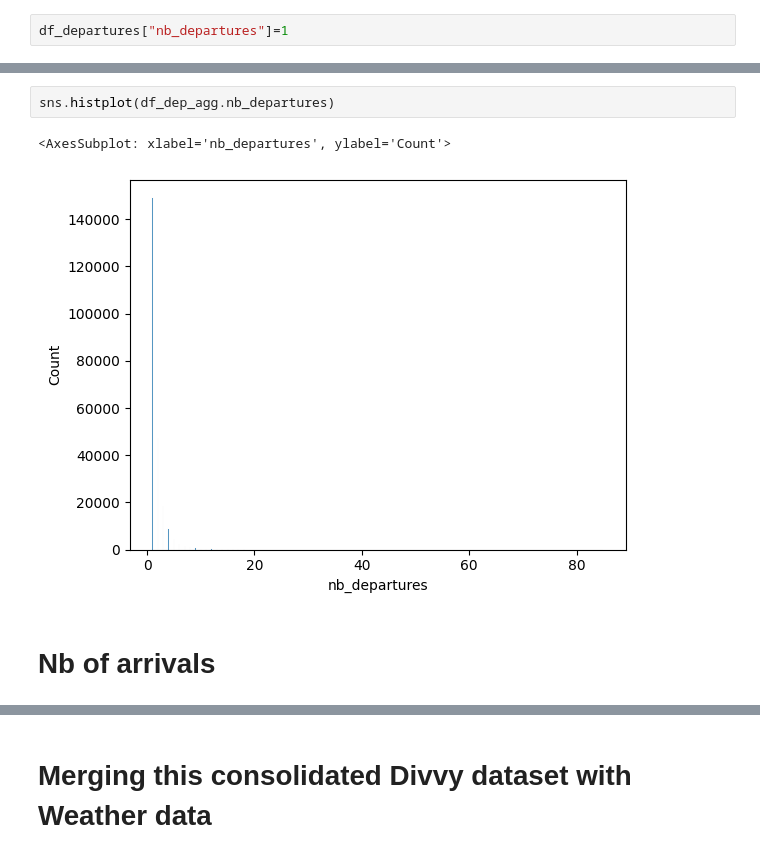
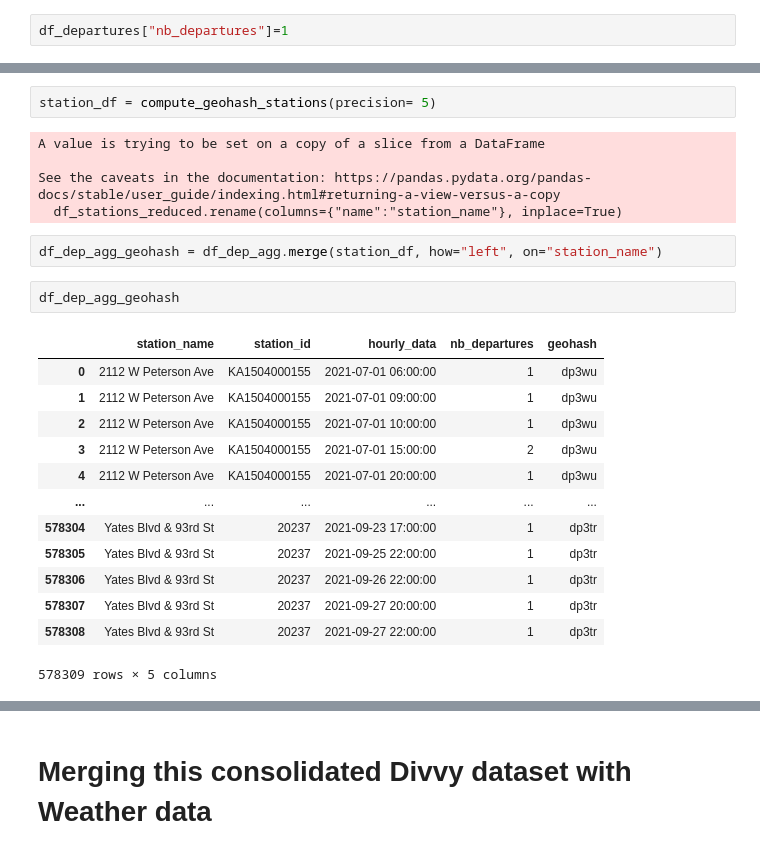
Before and after one commit to G-Dolle/DIVVY_BIKE, a Jupyter notebook: notebooks/generalize.ipynb, the cells around one changed output, grey strips where cells are left out. Drawn from its saved outputs; the diff is of its cells as text.

Commit message:
Updating the cleaning of the Divvy dataset to aggregate observations at the geohash level

```diff
--- a/notebooks/generalize.ipynb
+++ b/notebooks/generalize.ipynb
@@ -127,7 +109,25 @@ Name: nb_departures, dtype: int64
+# %%
+station_df = compute_geohash_stations(precision= 5)
+# %% [output]
+A value is trying to be set on a copy of a slice from a DataFrame
+
+See the caveats in the documentation: https://pandas.pydata.org/pandas-docs/stable/user_guide/indexing.html#returning-a-view-versus-a-copy
+  df_stations_reduced.rename(columns={"name":"station_name"}, inplace=True)
+# %%
+df_dep_agg_geohash = df_dep_agg.merge(station_df, how="left", on="station_name")
 # %%
-sns.histplot(df_dep_agg.nb_departures)
+df_dep_agg_geohash
 # %% [output]
+|  | station_name | station_id | hourly_data | nb_departures | geohash |
+| 0 | 2112 W Peterson Ave | KA1504000155 | 2021-07-01 06:00:00 | 1 | dp3wu |
+| 1 | 2112 W Peterson Ave | KA1504000155 | 2021-07-01 09:00:00 | 1 | dp3wu |
+| 2 | 2112 W Peterson Ave | KA1504000155 | 2021-07-01 10:00:00 | 1 | dp3wu |
+| 3 | 2112 W Peterson Ave | KA1504000155 | 2021-07-01 15:00:00 | 2 | dp3wu |
+| 4 | 2112 W Peterson Ave | KA1504000155 | 2021-07-01 20:00:00 | 1 | dp3wu |
+| ... | ... | ... | ... | ... | ... |
+| 578304 | Yates Blvd & 93rd St | 20237 | 2021-09-23 17:00:00 | 1 | dp3tr |
+| 578305 | Yates Blvd & 93rd St | 20237 | 2021-09-25 22:00:00 | 1 | dp3tr |
+| 578306 | Yates Blvd & 93rd St | 20237 | 2021-09-26 22:00:00 | 1 | dp3tr |
+| 578307 | Yates Blvd & 93rd St | 20237 | 2021-09-27 20:00:00 | 1 | dp3tr |
+| 578308 | Yates Blvd & 93rd St | 20237 | 2021-09-27 22:00:00 | 1 | dp3tr |
-<AxesSubplot: xlabel='nb_departures', ylabel='Count'>
+578309 rows × 5 columns
-[figure, removed]
-# %% [markdown]
-# Nb of arrivals
```
Also changed, not shown: parts of 68 cells of this notebook, 3 other files.
